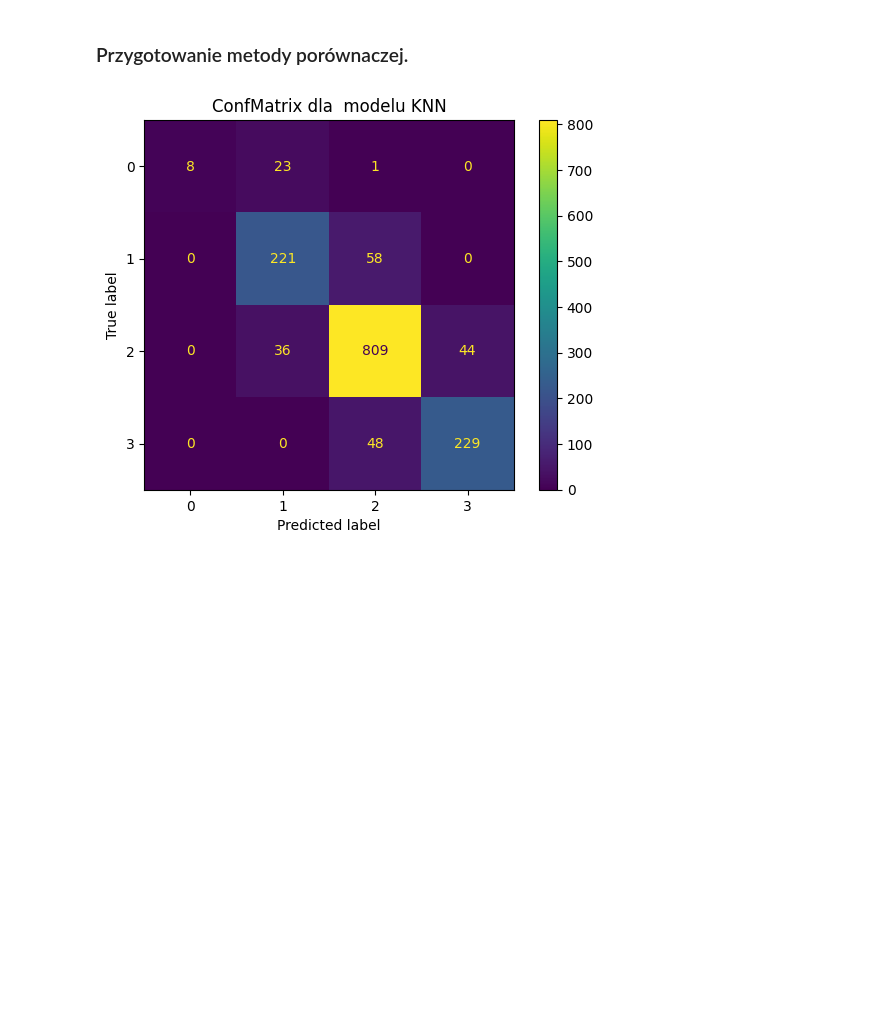
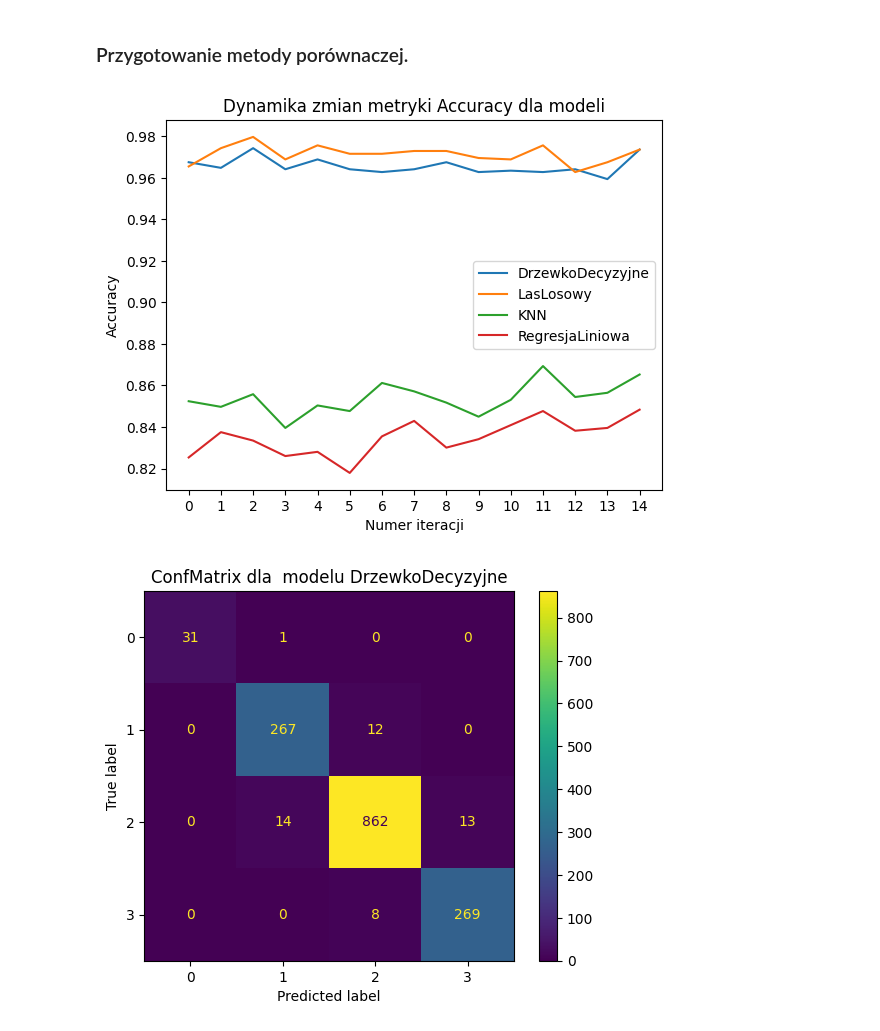
Before and after one commit to Pawel-Tomasz-Nowak/Scientific-collaboration, a Jupyter notebook: EmissionAnalysis copy.ipynb, the cells around one changed output. Cells and saved outputs as stored; diff of their text form; code cells hidden in the pictures; blank space fills up the shorter version.

Commit message:
Metryka dokładność, rysowanie wykresów dynamiki zmian dokładności, rysowanie macierzy pomyłek.

```diff
--- a/EmissionAnalysis copy.ipynb
+++ b/EmissionAnalysis copy.ipynb
@@ -3,7 +3,6 @@
 # %%
 import pandas as pd
 import numpy as np
-
 
 import seaborn as sns
 import matplotlib.pyplot as plt
@@ -17,7 +16,7 @@ from sklearn.tree import DecisionTreeClassifier
 from sklearn.neighbors import KNeighborsClassifier
 from sklearn.linear_model import LinearRegression
 from sklearn.multioutput import MultiOutputRegressor
-from sklearn.metrics import ConfusionMatrixDisplay
+from sklearn.metrics import ConfusionMatrixDisplay, accuracy_score
 
 target_var: str = "CO2 Emissions(g/km)" #To jest nazwa zmiennej docelowej.
 target_var_discr: str = "CO2 Emissions(g/km)_disc" #To jest nazwa zmiennej docelowej, która została poddana proceowi dyskretyzacji.
@@ -61,7 +60,7 @@ def FindTargetVarCol(Dataset:pd.DataFrame, target_var:str) -> np.ndarray:
 Dataset, n_rows = ReadDataFrame("CO2Emission.csv")
 target_var_col = FindTargetVarCol(Dataset, target_var)
 
-n_splits = 5
+n_splits = 15
 train_size = 0.8
 test_size  = 1 - train_size
 # %% [markdown]
@@ -441,6 +445,9 @@ def MacierzPomylek(model_name:str, y_true:np.ndarray, y_predicted: np.ndarray):
 # %%
 def PorównajStatycznie(Dataset:pd.DataFrame,CatPredictors:list[str], NumPredictors:list[str],
                        n_splits:int = 5, train_size:float = 0.8, test_size:float =  0.2):
+
+    TrueVSPrediction_df = StworzTabelkePorównawczą()
+
 
     X = Dataset[cat_predictors + num_predictors] #Zainicjuj ostateczny zbiór predyktorów.
 
@@ -462,35 +469,41 @@ def PorównajStatycznie(Dataset:pd.DataFrame,CatPredictors:list[str], NumPredict
 
 
         X_train ,Scaler = TransformujDane(X_train, num_predictors)
 
         X_test = Scaler.transform(X_test)
 
 
 
         for model_name in Models.keys():
             model:'Estimator' = Models[model_name] #Zrekrutuj motel.
 
             if model_name != "RegresjaLiniowa":
                 y_predicted:np.ndarray = TrainAndTestModel(model, X_train, y_train, X_test) #Etykietki przewidziane.
 
                 TrueVSPrediction_df[(model_name, iter_indx, "True")] = y_test
                 TrueVSPrediction_df[(model_name, iter_indx,"Pred")] = y_predicted
 
-
-
             else:
                 #Regresja liniowa niestety ma wielowymiarowe-wyjście.
                 y_OHE_train = y_OHE[train_indx]
                 y_OHE_test = y_OHE[test_indx]
 
-                y_predicted:np.ndarray = TrainAndTestModel(model, X_train, y_OHE_train, X_test).argmax(axis = 1)
+                y_predicted: np.ndarray = TrainAndTestModel(model, X_train, y_OHE_train, X_test).argmax(axis = 1)
 
                 TrueVSPrediction_df[(model_name, iter_indx, "True")] = y_OHE_test.argmax(axis = 1)
                 TrueVSPrediction_df[(model_name, iter_indx, "Pred")] = y_predicted
 
 
+    return TrueVSPrediction_df
 
 
-PorównajStatycznie(Dataset, cat_predictors, num_predictors, n_splits = n_splits)
+TrueVSPrediction_df_stat = PorównajStatycznie(Dataset, cat_predictors, num_predictors, n_splits = n_splits) #Dokonaj
+
+Accuracy_comparison = ComputePerfomanceMetric(TrueVSPrediction_df_stat, accuracy_score) #Wylicz tabele porównawczą
+
+PlotlineScores(Accuracy_comparison, "Accuracy", n_splits) #Narysuj wykresy liniowe obrazujące zmiany dokładności modeli.
+
+PlotConfussionMatrices(TrueVSPrediction_df_stat, n_splits)
 # %% [output]
-[figure, old version]
+[figure, new version]
+[figure, added]
```
Also changed, not shown: parts of 4 cells of this notebook.
